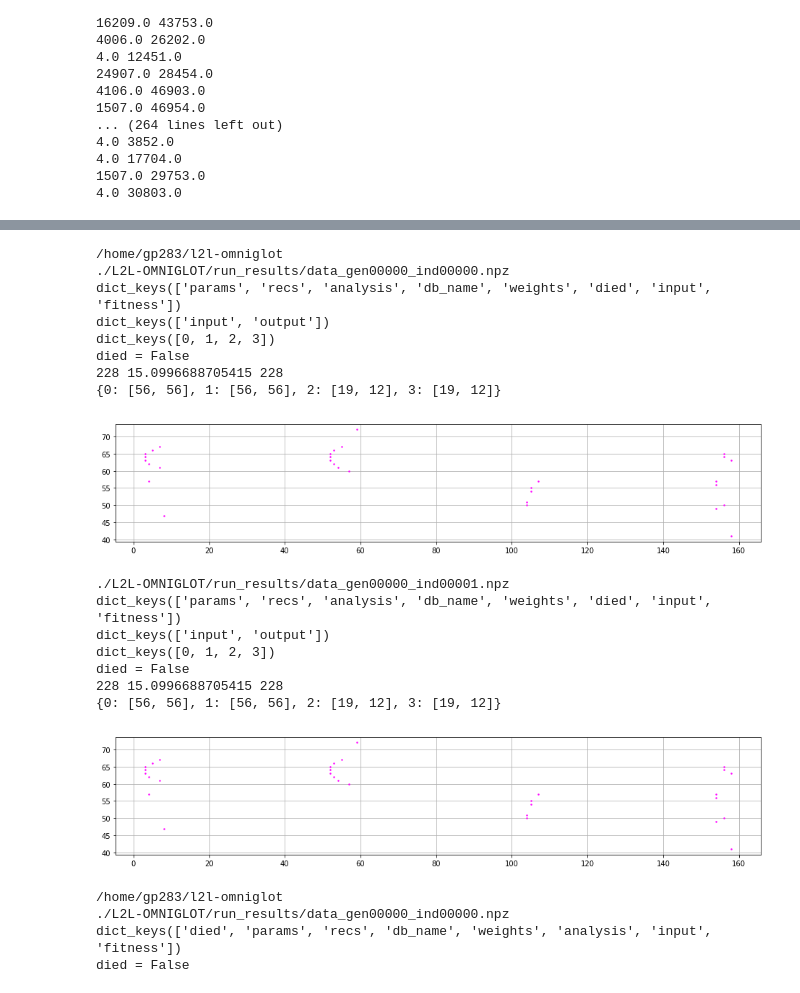
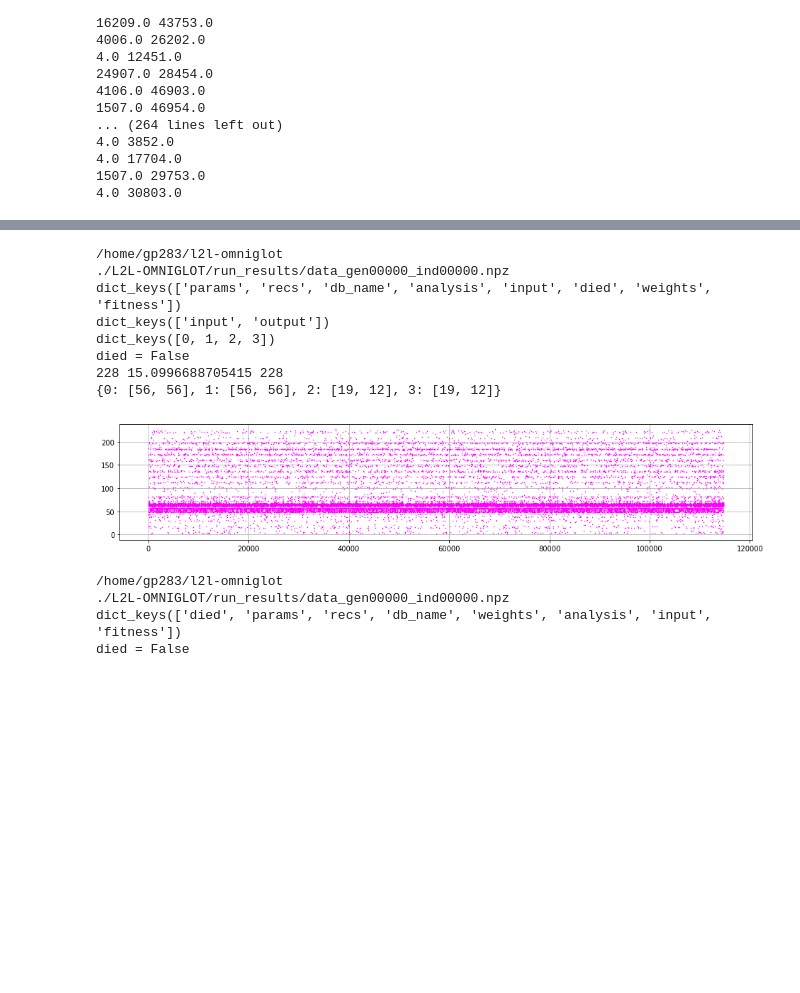
Before and after one commit to oyvinht/l2l-omniglot, a Jupyter notebook: classifier_on_outputs.ipynb, the cells around one changed output, grey strips where cells are left out. Cells and saved outputs as stored; diff of their text form; code cells hidden in the pictures; blank space fills up the shorter version.

```diff
--- a/classifier_on_outputs.ipynb
+++ b/classifier_on_outputs.ipynb
@@ -152,13 +152,13 @@ for f in result_files[-10:]:
             if layer > 2:
                 plt.figure(figsize=(16, 3))
                 for nid, times in enumerate(spikes[st][layer]):
-                    if nid < 190:
-                        continue
+#                     if nid < 190:
+#                         continue
                     ts = np.array(times)
-                    ttt = ts[ts < 200.0]
-            #         ttt = ts
+#                     ttt = ts[ts < 200.0]
+                    ttt = ts
                     plt.plot(ttt, np.ones_like(ttt) * nid,
-                             marker='.', markersize=5, color=c[layer],
+                             marker='.', markersize=3, color=c[layer],
                              linestyle='none', markeredgewidth=0)
                 plt.grid()
             plt.show()
@@ -181,48 +178,40 @@ for f in result_files[-10:]:
     tmp = to_dict( np.load(f, allow_pickle=True) )
 
     print(tmp.keys())
     print(tmp['recs'].keys())
     print(tmp['recs']['input'].keys())
 
     print('died = {}'.format(tmp['died']))
 
     spks = tmp['recs']['input'][3]['spikes']
     print(len(spks), np.sqrt(len(spks)), 19*12)
     print(tmp['input']['shapes'])
 
     plt.figure(figsize=(16, 3))
     for nid, times in enumerate(spks):
-        if nid < 40 or nid > 75:
-            continue
+#         if nid < 40 or nid > 75:
+#             continue
         ts = np.array(times)
-        ttt = ts[ts < 200.0]
-#         ttt = ts
+#         ttt = ts[ts < 200.0]
+        ttt = ts
         plt.plot(ttt, np.ones_like(ttt) * nid,
-                 marker='.', markersize=5, color=c[layer],
+                 marker='.', markersize=3, color=c[layer],
                  linestyle='none', markeredgewidth=0)
     plt.grid()
     plt.show()
 #     for k in spks:
 #         if len(k):
 #             print(np.min(k), np.max(k))
 # %% [output]
 /home/gp283/l2l-omniglot
 ./L2L-OMNIGLOT/run_results/data_gen00000_ind00000.npz
-dict_keys(['params', 'recs', 'analysis', 'db_name', 'weights', 'died', 'input', 'fitness'])
+dict_keys(['params', 'recs', 'db_name', 'analysis', 'input', 'died', 'weights', 'fitness'])
 dict_keys(['input', 'output'])
 dict_keys([0, 1, 2, 3])
 died = False
 228 15.0996688705415 228
 {0: [56, 56], 1: [56, 56], 2: [19, 12], 3: [19, 12]}
-[figure, old version]
+[figure, new version]
-./L2L-OMNIGLOT/run_results/data_gen00000_ind00001.npz
-dict_keys(['params', 'recs', 'analysis', 'db_name', 'weights', 'died', 'input', 'fitness'])
-dict_keys(['input', 'output'])
-dict_keys([0, 1, 2, 3])
-died = False
-228 15.0996688705415 228
-{0: [56, 56], 1: [56, 56], 2: [19, 12], 3: [19, 12]}
-[figure, removed]
 # %%
 result_files = sorted(glob('./L2L-OMNIGLOT/run_results/*.npz'))
 print(os.getcwd())
```
Also changed, not shown: parts of 1 cell of this notebook, 1 other file.
